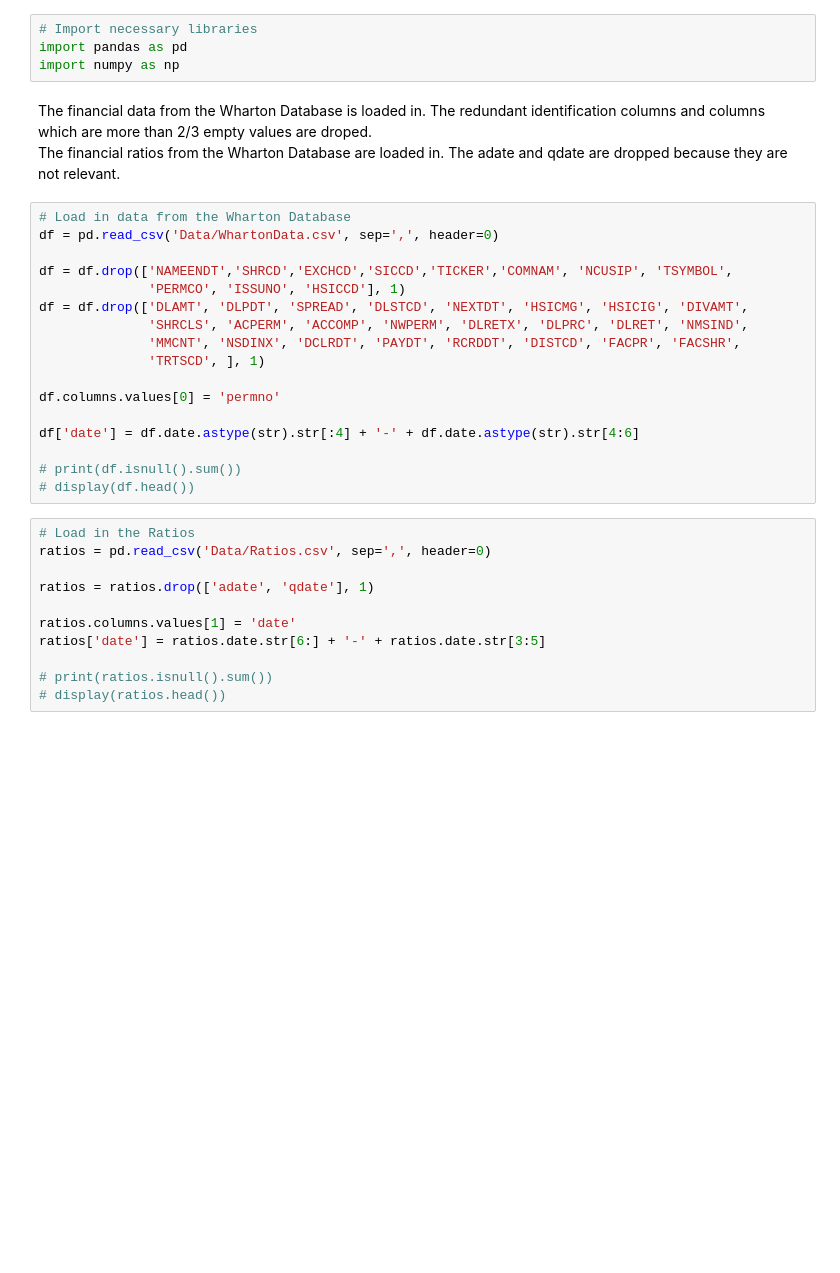
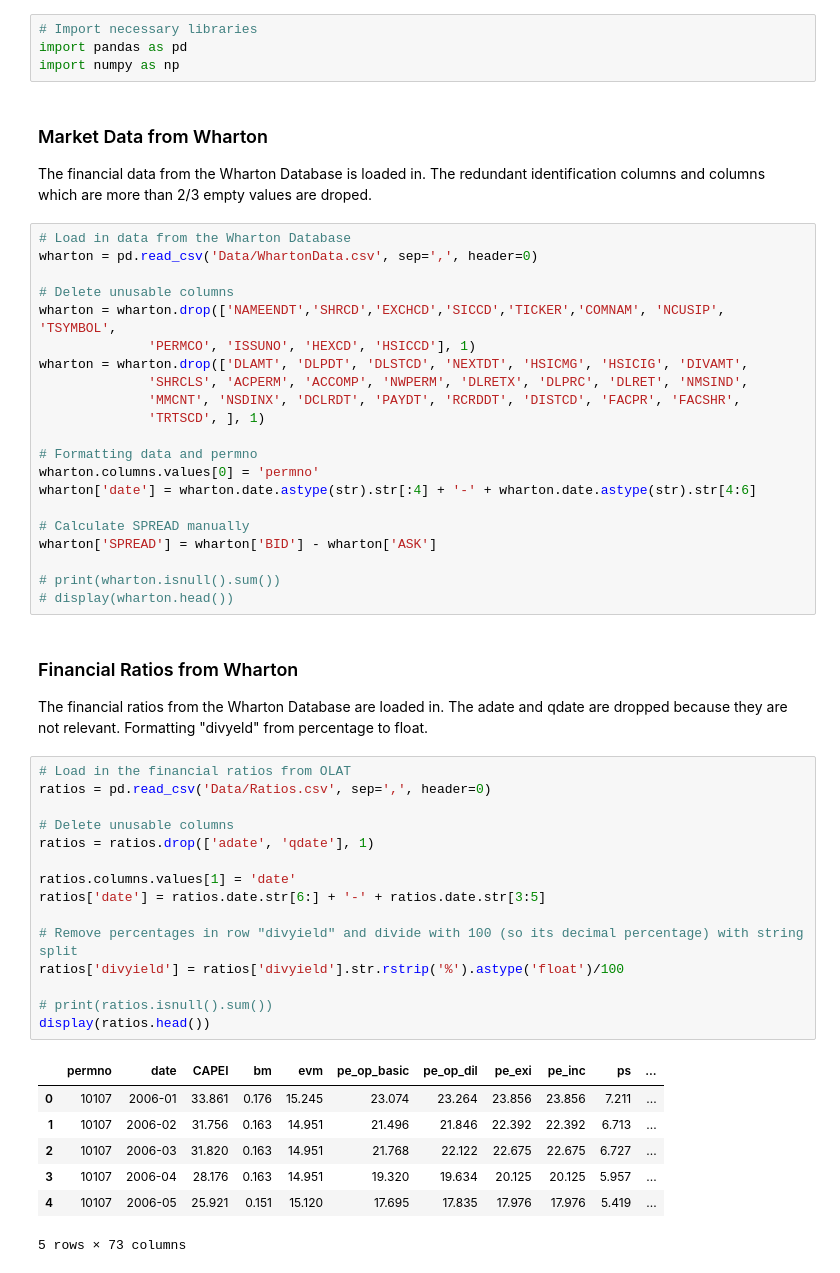
Before and after one commit to mathiasluethi/Machine_Learning_in_Finance_Group_Project, a Jupyter notebook: ML in Finance Group 2.ipynb, the cells around one changed output. Cells and saved outputs as stored; diff of their text form; blank space fills up the shorter version.

```diff
--- a/ML in Finance Group 2.ipynb
+++ b/ML in Finance Group 2.ipynb
@@ -8,35 +8,54 @@ In this part of the code the data is imported from the Wharton data source. It's
 import pandas as pd
 import numpy as np
 # %% [markdown]
+### Market Data from Wharton
 The financial data from the Wharton Database is loaded in. The redundant identification columns and columns which are more than 2/3 empty values are droped.
-The financial ratios from the Wharton Database are loaded in. The adate and qdate are dropped because they are not relevant.
 # %%
 # Load in data from the Wharton Database
-df = pd.read_csv('Data/WhartonData.csv', sep=',', header=0)
+wharton = pd.read_csv('Data/WhartonData.csv', sep=',', header=0)
 
-df = df.drop(['NAMEENDT','SHRCD','EXCHCD','SICCD','TICKER','COMNAM', 'NCUSIP', 'TSYMBOL',
-              'PERMCO', 'ISSUNO', 'HSICCD'], 1)
-df = df.drop(['DLAMT', 'DLPDT', 'SPREAD', 'DLSTCD', 'NEXTDT', 'HSICMG', 'HSICIG', 'DIVAMT',
+# Delete unusable columns
+wharton = wharton.drop(['NAMEENDT','SHRCD','EXCHCD','SICCD','TICKER','COMNAM', 'NCUSIP', 'TSYMBOL',
+              'PERMCO', 'ISSUNO', 'HEXCD', 'HSICCD'], 1)
+wharton = wharton.drop(['DLAMT', 'DLPDT', 'DLSTCD', 'NEXTDT', 'HSICMG', 'HSICIG', 'DIVAMT',
               'SHRCLS', 'ACPERM', 'ACCOMP', 'NWPERM', 'DLRETX', 'DLPRC', 'DLRET', 'NMSIND',
               'MMCNT', 'NSDINX', 'DCLRDT', 'PAYDT', 'RCRDDT', 'DISTCD', 'FACPR', 'FACSHR',
               'TRTSCD', ], 1)
 
-df.columns.values[0] = 'permno'
+# Formatting data and permno
+wharton.columns.values[0] = 'permno'
+wharton['date'] = wharton.date.astype(str).str[:4] + '-' + wharton.date.astype(str).str[4:6]
 
-df['date'] = df.date.astype(str).str[:4] + '-' + df.date.astype(str).str[4:6]
+# Calculate SPREAD manually
+wharton['SPREAD'] = wharton['BID'] - wharton['ASK']
 
-# print(df.isnull().sum())
-# display(df.head())
+# print(wharton.isnull().sum())
+# display(wharton.head())
+# %% [markdown]
+### Financial Ratios from Wharton
+The financial ratios from the Wharton Database are loaded in. The adate and qdate are dropped because they are not relevant. Formatting "divyeld" from percentage to float.
 # %%
-# Load in the Ratios
+# Load in the financial ratios from OLAT
 ratios = pd.read_csv('Data/Ratios.csv', sep=',', header=0)
 
+# Delete unusable columns
 ratios = ratios.drop(['adate', 'qdate'], 1)
 
 ratios.columns.values[1] = 'date'
 ratios['date'] = ratios.date.str[6:] + '-' + ratios.date.str[3:5]
 
+# Remove percentages in row "divyield" and divide with 100 (so its decimal percentage) with string split
+ratios['divyield'] = ratios['divyield'].str.rstrip('%').astype('float')/100
+
 # print(ratios.isnull().sum())
-# display(ratios.head())
+display(ratios.head())
+# %% [output]
+|  | permno | date | CAPEI | bm | evm | pe_op_basic | pe_op_dil | pe_exi | pe_inc | ps | ... |
+| 0 | 10107 | 2006-01 | 33.861 | 0.176 | 15.245 | 23.074 | 23.264 | 23.856 | 23.856 | 7.211 | ... |
+| 1 | 10107 | 2006-02 | 31.756 | 0.163 | 14.951 | 21.496 | 21.846 | 22.392 | 22.392 | 6.713 | ... |
+| 2 | 10107 | 2006-03 | 31.820 | 0.163 | 14.951 | 21.768 | 22.122 | 22.675 | 22.675 | 6.727 | ... |
+| 3 | 10107 | 2006-04 | 28.176 | 0.163 | 14.951 | 19.320 | 19.634 | 20.125 | 20.125 | 5.957 | ... |
+| 4 | 10107 | 2006-05 | 25.921 | 0.151 | 15.120 | 17.695 | 17.835 | 17.976 | 17.976 | 5.419 | ... |
+5 rows × 73 columns
 # %%
 # Merging the two dataframes
```
Also changed, not shown: parts of 3 cells of this notebook, 1 other file.
